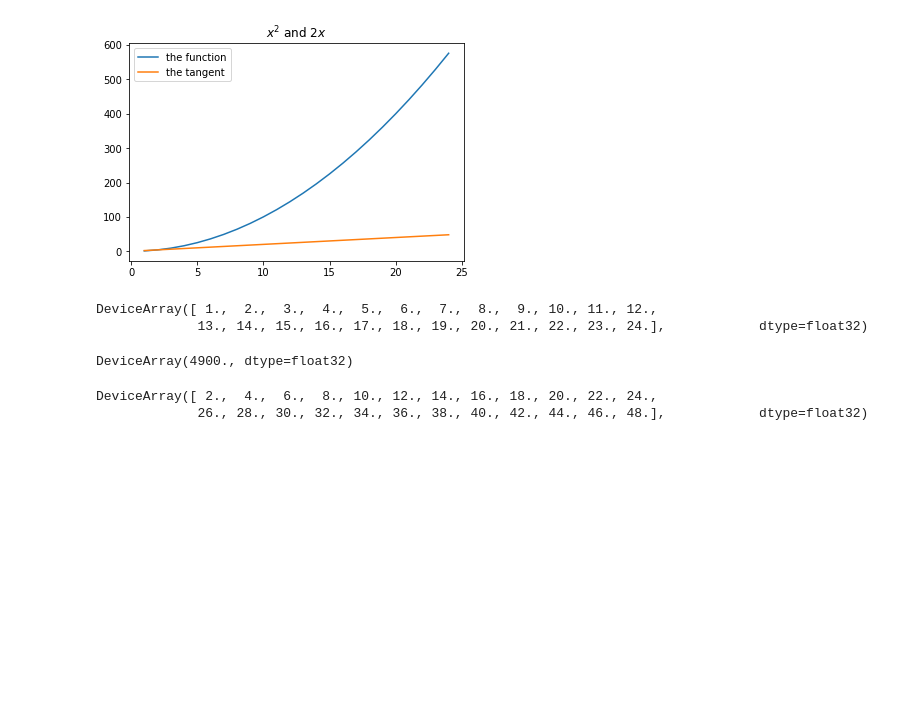
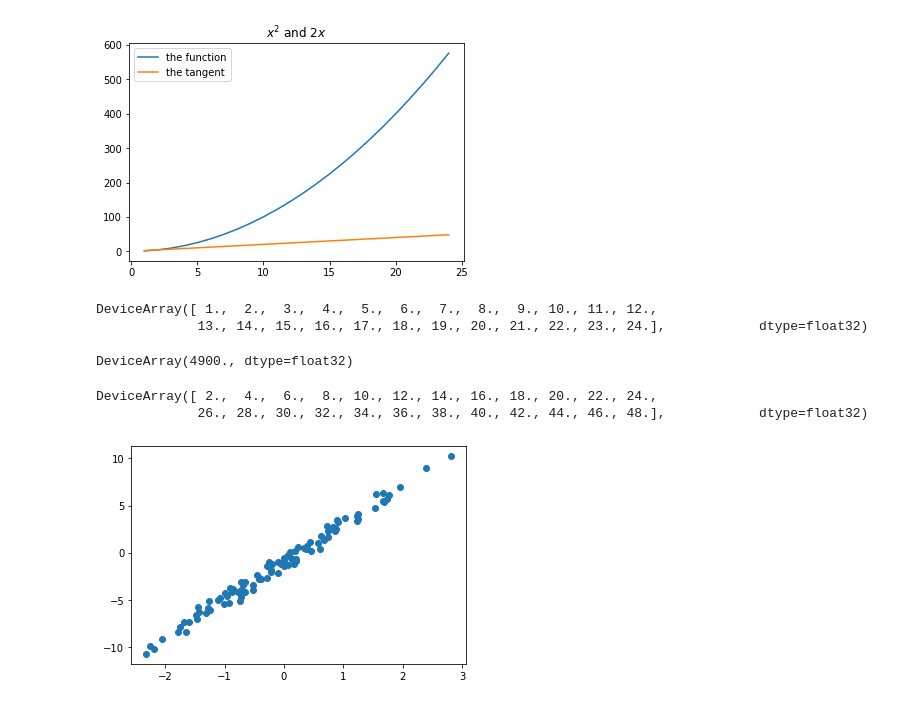
Before and after one commit to teruyuki-yamasaki/HelloBrax, a Jupyter notebook: jax0.ipynb, the cells around one changed output. Drawn from its saved outputs; the diff is of its cells as text; code cells hidden in the pictures; blank space fills up the shorter version.

```diff
--- a/jax0.ipynb
+++ b/jax0.ipynb
@@ -146,3 +145,14 @@ sum_of_squares_dx(tensor_a)
 # %% [output]
 DeviceArray([ 2.,  4.,  6.,  8., 10., 12., 14., 16., 18., 20., 22., 24.,
              26., 28., 30., 32., 34., 36., 38., 40., 42., 44., 46., 48.],            dtype=float32)
+# %%
+import numpy as np
+
+xs = np.random.normal(size=(100,))
+noise = np.random.normal(scale=0.5, size=(100,))
+ys = 4 * xs - 1 + noise
+
+plt.scatter(xs, ys)
+plt.show()
+# %% [output]
+[figure, added]
```
Also changed, not shown: parts of 42 cells of this notebook.
